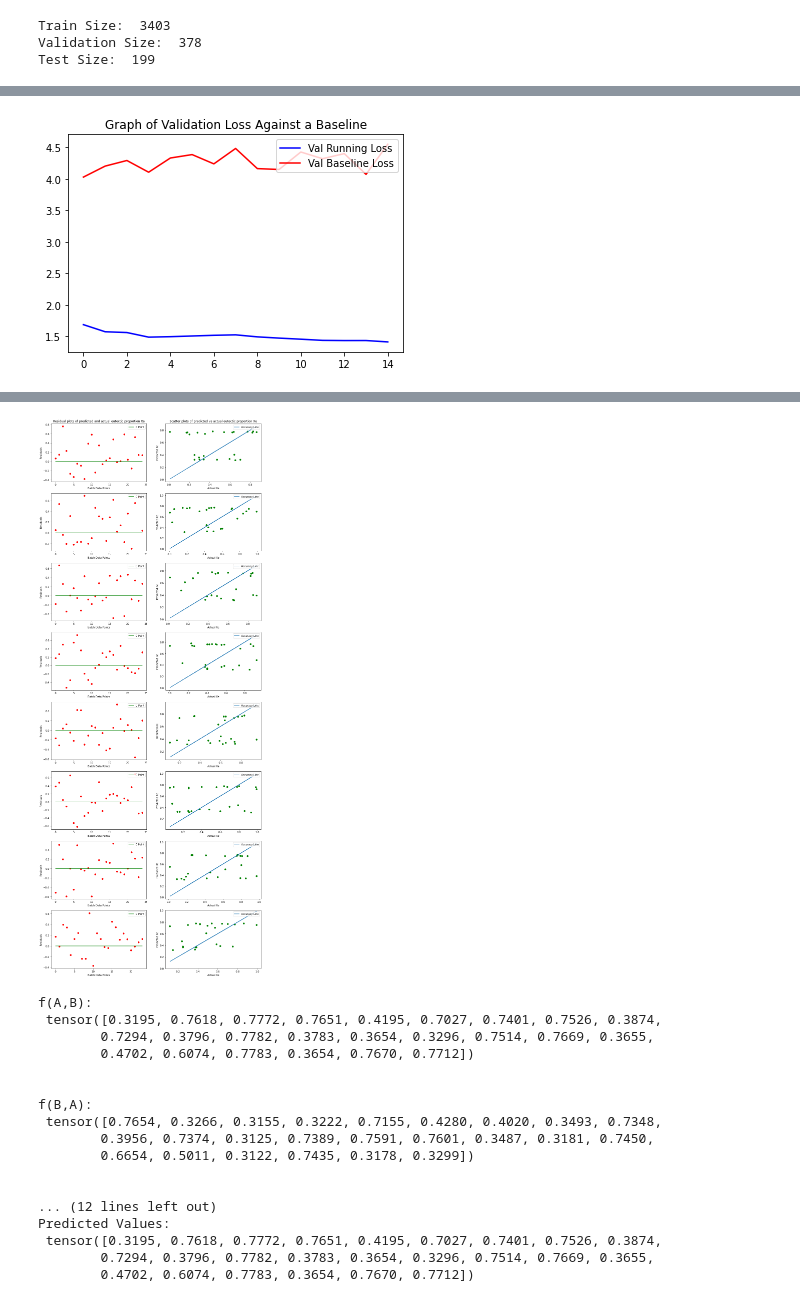
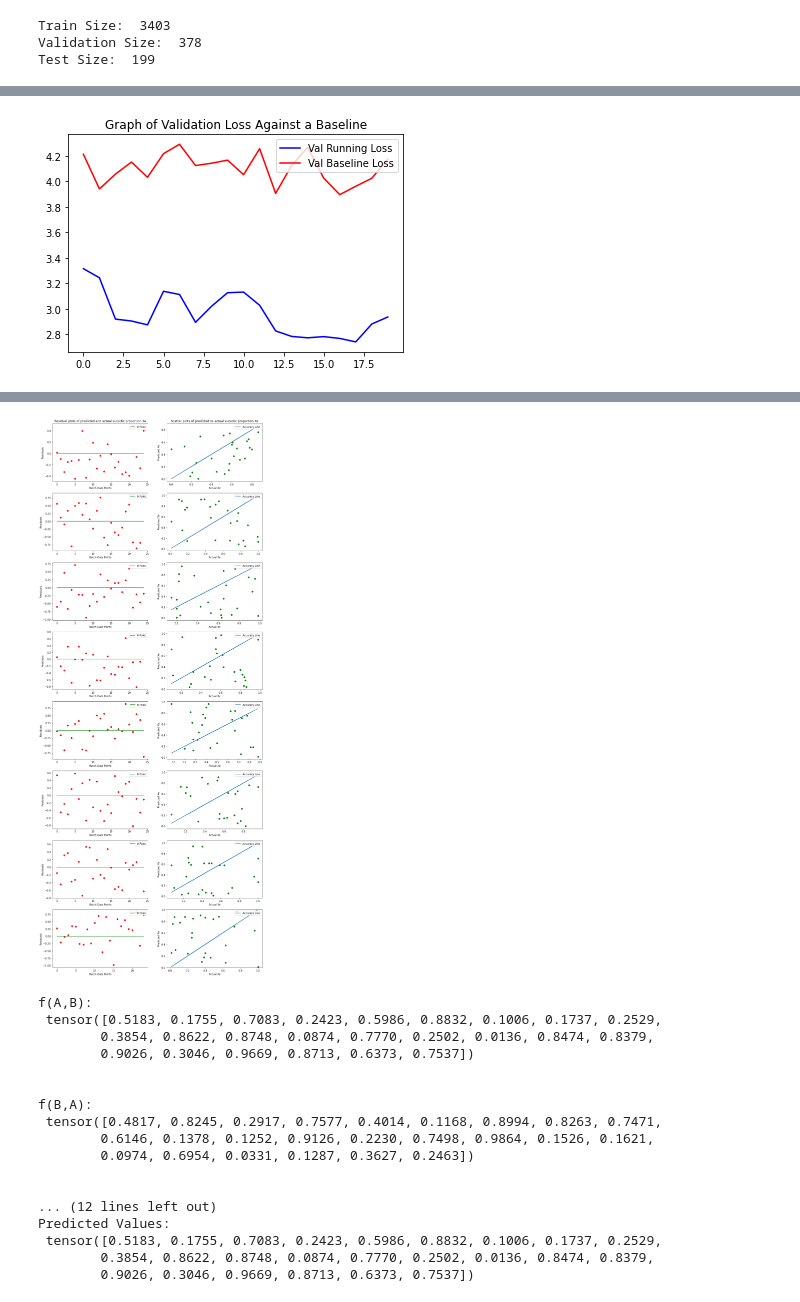
Before and after one commit to arjuns-code-center/UConn_S22, a Jupyter notebook: Code/snn.ipynb, the cells around one changed output, grey strips where cells are left out. Drawn from its saved outputs; the diff is of its cells as text; code cells hidden in the pictures.

Commit message:
Tuning adaptive learning rate.

```diff
--- a/Code/snn.ipynb
+++ b/Code/snn.ipynb
@@ -174,14 +174,12 @@ class SiameseNeuralNetwork(Module):
         super(SiameseNeuralNetwork, self).__init__()
 
         self.model = Sequential(
-            Linear(in_features=start_features, out_features=4),
-            Softplus(),
-            Linear(in_features=4, out_features=3),
-            Softplus()
+            Linear(in_features=start_features, out_features=4, bias=False),
+            Linear(in_features=4, out_features=3, bias=False),
         )
 
-        self.fc1 = Linear(in_features=6, out_features=6) # distance metric calculation stage
-        self.fc2 = Linear(in_features=6, out_features=1) # final stage where prediction is made
+        self.fc1 = Linear(in_features=6, out_features=6, bias=False) # distance metric calculation stage
+        self.fc2 = Linear(in_features=6, out_features=1, bias=False) # final stage where prediction is made
 
     def forward(self, x1, x2, marker="xe"):
         if marker == "xe":
@@ -197,7 +195,7 @@ class SiameseNeuralNetwork(Module):
         with torch.no_grad():
             self.fc1.weight[:, 3:6] = -1 * self.fc1.weight[:, 0:3]
 
-        d = torch.tanh(self.fc1(y))       # distance metric (batchsize, 6)
+        d = self.fc1(y)                   # distance metric (batchsize, 6)
         p = torch.sigmoid(self.fc2(d))    # output for xe   (batchsize, 1)
         return p
 
@@ -241,12 +239,12 @@ test_ec_dl = DataLoader(test_dset, shuffle=True, batch_size=batchsize)
 
 # Set the model and training parameters
 model = SiameseNeuralNetwork(starting_features)
-num_epochs = 15
-learn_rate = 1e-5
+num_epochs = 20
+learn_rate = 1e-6
 
 # Set optimizer and loss function. Using MSE for regression. Have lr_scheduler for adaptive learning
 opt = torch.optim.SGD(model.parameters(), lr=learn_rate)
-sch = torch.optim.lr_scheduler.CyclicLR(opt, base_lr=learn_rate, max_lr=5e-4, mode='exp_range', verbose=True)
+sch = torch.optim.lr_scheduler.CyclicLR(opt, base_lr=learn_rate, max_lr=7e-6, mode='exp_range', verbose=True)
 criterion = torch.nn.MSELoss()
 
 # Set the baselines for training, validation, and testing
@@ -408 +406 @@ Epoch 15 | Train Loss: 14.157 | Train Baseline: 35.315 | Val Loss: 1.412 | Val B
-[figure, old version]
+[figure, new version]
@@ -410,18 +408,18 @@ Test Loss: 0.781 | Test Baseline: 2.061
-[figure, old version]
+[figure, new version]
 f(A,B):
- tensor([0.3195, 0.7618, 0.7772, 0.7651, 0.4195, 0.7027, 0.7401, 0.7526, 0.3874,
-        0.7294, 0.3796, 0.7782, 0.3783, 0.3654, 0.3296, 0.7514, 0.7669, 0.3655,
-        0.4702, 0.6074, 0.7783, 0.3654, 0.7670, 0.7712])
+ tensor([0.5183, 0.1755, 0.7083, 0.2423, 0.5986, 0.8832, 0.1006, 0.1737, 0.2529,
+        0.3854, 0.8622, 0.8748, 0.0874, 0.7770, 0.2502, 0.0136, 0.8474, 0.8379,
+        0.9026, 0.3046, 0.9669, 0.8713, 0.6373, 0.7537])
 
 
 f(B,A):
- tensor([0.7654, 0.3266, 0.3155, 0.3222, 0.7155, 0.4280, 0.4020, 0.3493, 0.7348,
-        0.3956, 0.7374, 0.3125, 0.7389, 0.7591, 0.7601, 0.3487, 0.3181, 0.7450,
-        0.6654, 0.5011, 0.3122, 0.7435, 0.3178, 0.3299])
+ tensor([0.4817, 0.8245, 0.2917, 0.7577, 0.4014, 0.1168, 0.8994, 0.8263, 0.7471,
+        0.6146, 0.1378, 0.1252, 0.9126, 0.2230, 0.7498, 0.9864, 0.1526, 0.1621,
+        0.0974, 0.6954, 0.0331, 0.1287, 0.3627, 0.2463])
 
 
 ... (12 lines left out)
 Predicted Values:
- tensor([0.3195, 0.7618, 0.7772, 0.7651, 0.4195, 0.7027, 0.7401, 0.7526, 0.3874,
-        0.7294, 0.3796, 0.7782, 0.3783, 0.3654, 0.3296, 0.7514, 0.7669, 0.3655,
-        0.4702, 0.6074, 0.7783, 0.3654, 0.7670, 0.7712])
+ tensor([0.5183, 0.1755, 0.7083, 0.2423, 0.5986, 0.8832, 0.1006, 0.1737, 0.2529,
+        0.3854, 0.8622, 0.8748, 0.0874, 0.7770, 0.2502, 0.0136, 0.8474, 0.8379,
+        0.9026, 0.3046, 0.9669, 0.8713, 0.6373, 0.7537])
```
Also changed, not shown: parts of 4 cells of this notebook.
